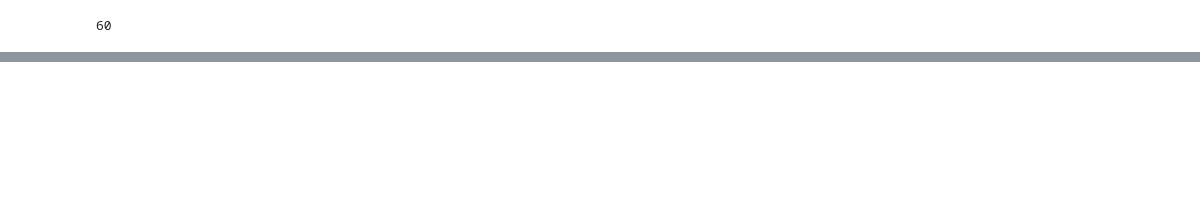
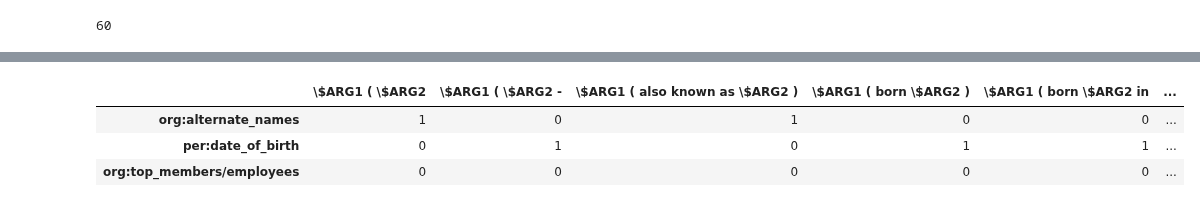
Before and after one commit to knodle/knodle, a Jupyter notebook: tutorials/RelationExtractionDataset/Prepare_RE_Data.ipynb, the cells around one changed output, grey strips where cells are left out. Drawn from its saved outputs; the diff is of its cells as text; code cells hidden in the pictures; blank space fills up the shorter version.

```diff
--- a/tutorials/RelationExtractionDataset/Prepare_RE_Data.ipynb
+++ b/tutorials/RelationExtractionDataset/Prepare_RE_Data.ipynb
@@ -270,0 +341,7 @@ So, now we have a smaller dataset (only 60 found samples compared to 120 without
+# %%
+ls_classes_df
+# %% [output]
+|  | \$ARG1 ( \$ARG2 | \$ARG1 ( \$ARG2 - | \$ARG1 ( also known as \$ARG2 ) | \$ARG1 ( born \$ARG2 ) | \$ARG1 ( born \$ARG2 in | ... |
+| org:alternate_names | 1 | 0 | 1 | 0 | 0 | ... |
+| per:date_of_birth | 0 | 1 | 0 | 1 | 1 | ... |
+| org:top_members/employees | 0 | 0 | 0 | 0 | 0 | ... |
```
Also changed, not shown: parts of 16 cells of this notebook.
